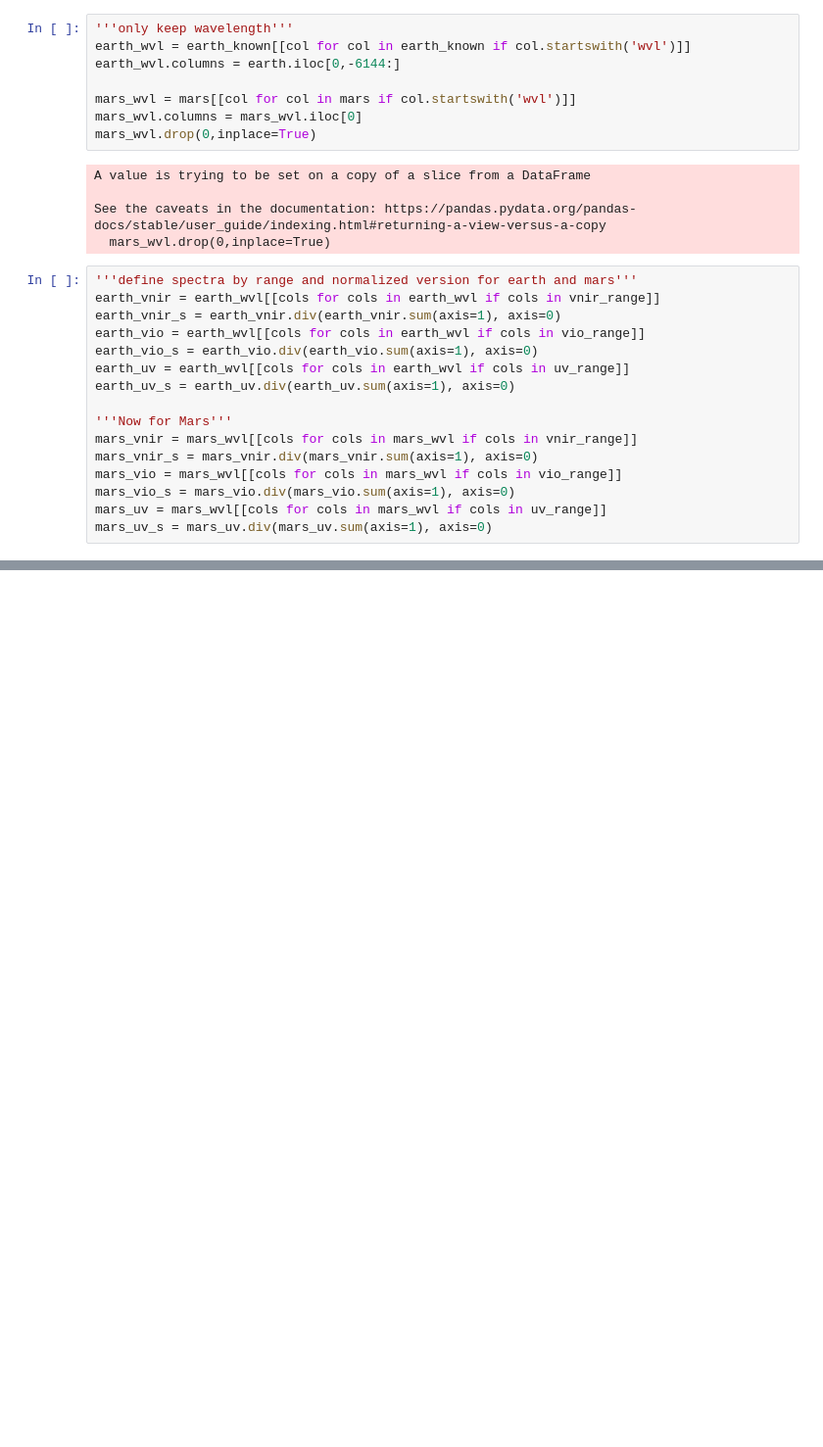
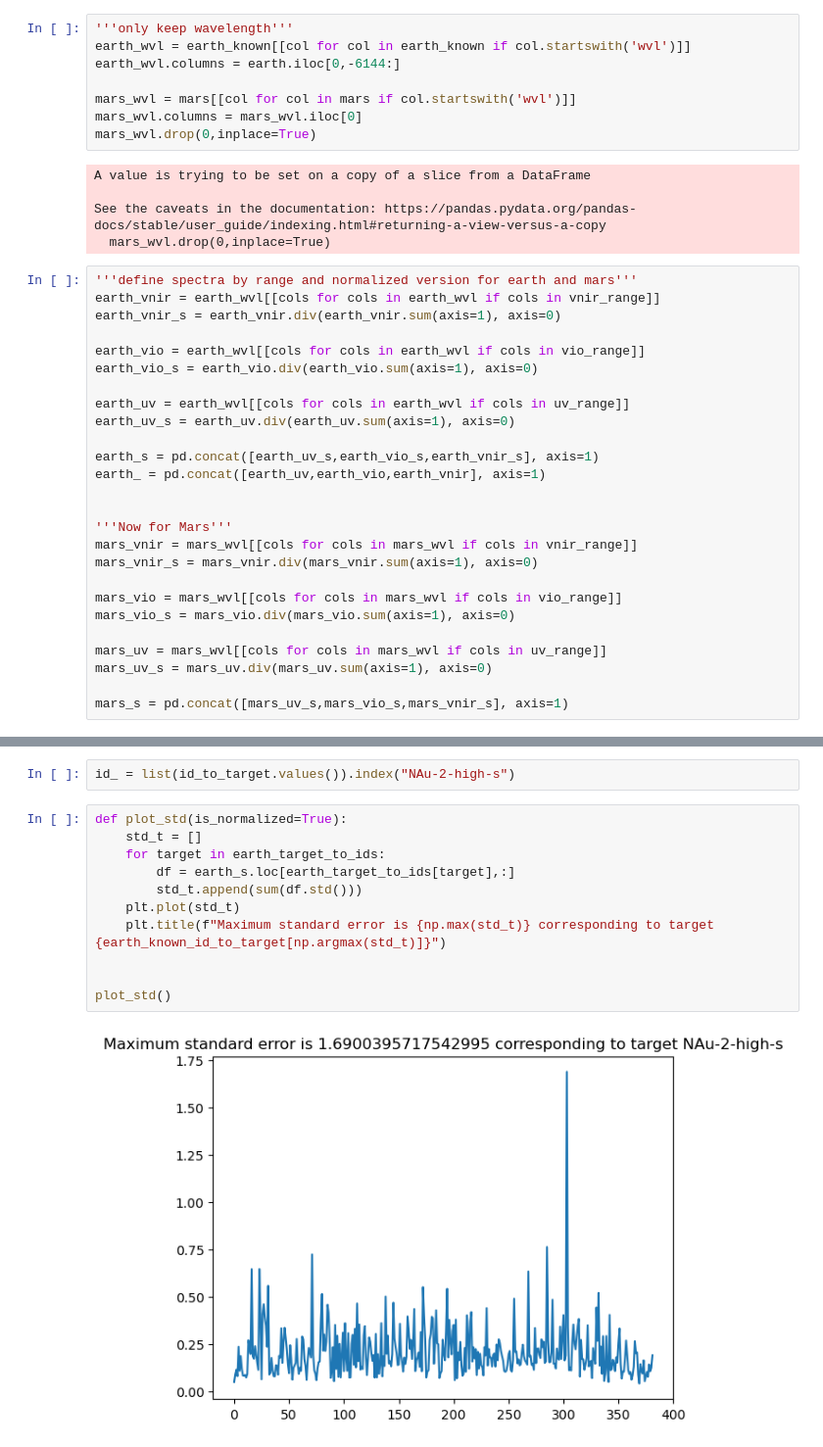
Before and after one commit to Gabriel78110/LANL_Mars_Project, a Jupyter notebook: LANL_project.ipynb, the cells around one changed output, grey strips where cells are left out. Shown at 98% size. Saved outputs shown, nothing was run; the diff lists cells and outputs as text; blank space fills up the shorter version.

```diff
--- a/LANL_project.ipynb
+++ b/LANL_project.ipynb
@@ -146,18 +185,28 @@ See the caveats in the documentation: https://pandas.pydata.org/pandas-docs/stab
 '''define spectra by range and normalized version for earth and mars'''
 earth_vnir = earth_wvl[[cols for cols in earth_wvl if cols in vnir_range]]
 earth_vnir_s = earth_vnir.div(earth_vnir.sum(axis=1), axis=0)
+
 earth_vio = earth_wvl[[cols for cols in earth_wvl if cols in vio_range]]
 earth_vio_s = earth_vio.div(earth_vio.sum(axis=1), axis=0)
+
 earth_uv = earth_wvl[[cols for cols in earth_wvl if cols in uv_range]]
 earth_uv_s = earth_uv.div(earth_uv.sum(axis=1), axis=0)
+
+earth_s = pd.concat([earth_uv_s,earth_vio_s,earth_vnir_s], axis=1)
+earth_ = pd.concat([earth_uv,earth_vio,earth_vnir], axis=1)
+
 
 '''Now for Mars'''
 mars_vnir = mars_wvl[[cols for cols in mars_wvl if cols in vnir_range]]
 mars_vnir_s = mars_vnir.div(mars_vnir.sum(axis=1), axis=0)
+
 mars_vio = mars_wvl[[cols for cols in mars_wvl if cols in vio_range]]
 mars_vio_s = mars_vio.div(mars_vio.sum(axis=1), axis=0)
+
 mars_uv = mars_wvl[[cols for cols in mars_wvl if cols in uv_range]]
 mars_uv_s = mars_uv.div(mars_uv.sum(axis=1), axis=0)
+
+mars_s = pd.concat([mars_uv_s,mars_vio_s,mars_vnir_s], axis=1)
 # %%
 '''function to plot spectras
 
@@ -253,2 +301,17 @@ make_hist_target(1)
+# %%
+id_ = list(id_to_target.values()).index("NAu-2-high-s")
+# %%
+def plot_std(is_normalized=True):
+    std_t = []
+    for target in earth_target_to_ids:
+        df = earth_s.loc[earth_target_to_ids[target],:]
+        std_t.append(sum(df.std()))
+    plt.plot(std_t)
+    plt.title(f"Maximum standard error is {np.max(std_t)} corresponding to target {earth_known_id_to_target[np.argmax(std_t)]}")
+
+
+plot_std()
+# %% [output]
+[figure, added]
 # %%
 '''Similar plots for Mars spectra'''
```
Also changed, not shown: parts of 12 cells of this notebook.
